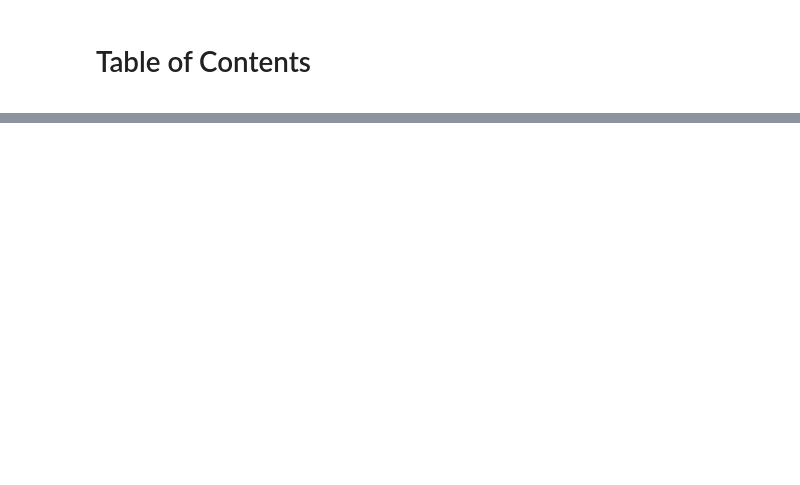
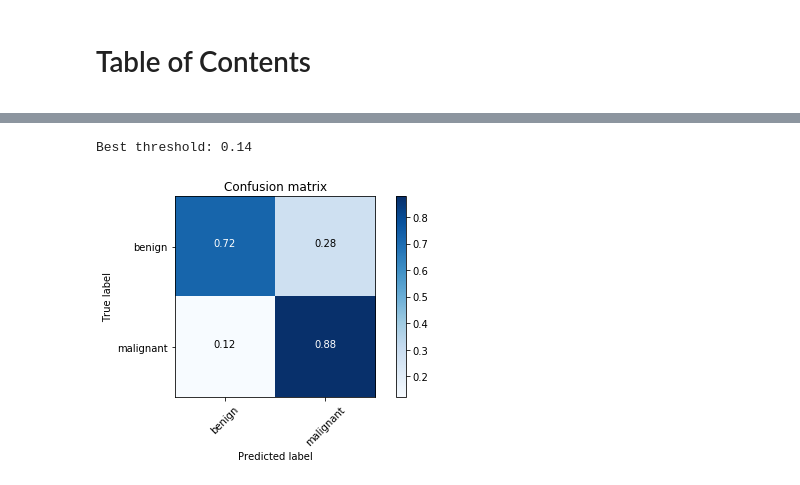
Before and after one commit to soheilpaper/dermatologist-ai, a Jupyter notebook: dermatologist-ai.ipynb, the cells around one changed output, grey strips where cells are left out. Drawn from its saved outputs; the diff is of its cells as text; code cells hidden in the pictures; blank space fills up the shorter version.

```diff
--- a/dermatologist-ai.ipynb
+++ b/dermatologist-ai.ipynb
@@ -173,2 +342,7 @@ optimizer_transfer = optim.Adagrad(model_transfer.classifier.parameters(), lr=0.
+# %%
+plot_best_confusion_matrix(y_true[:, 1], predictions[:, 1], costs=(1,10))
+# %% [output]
+Best threshold: 0.14
+[figure, added]
 # %%
 # load the model that got the best validation accuracy from previous training sessions
```
Also changed, not shown: parts of 25 cells of this notebook.
